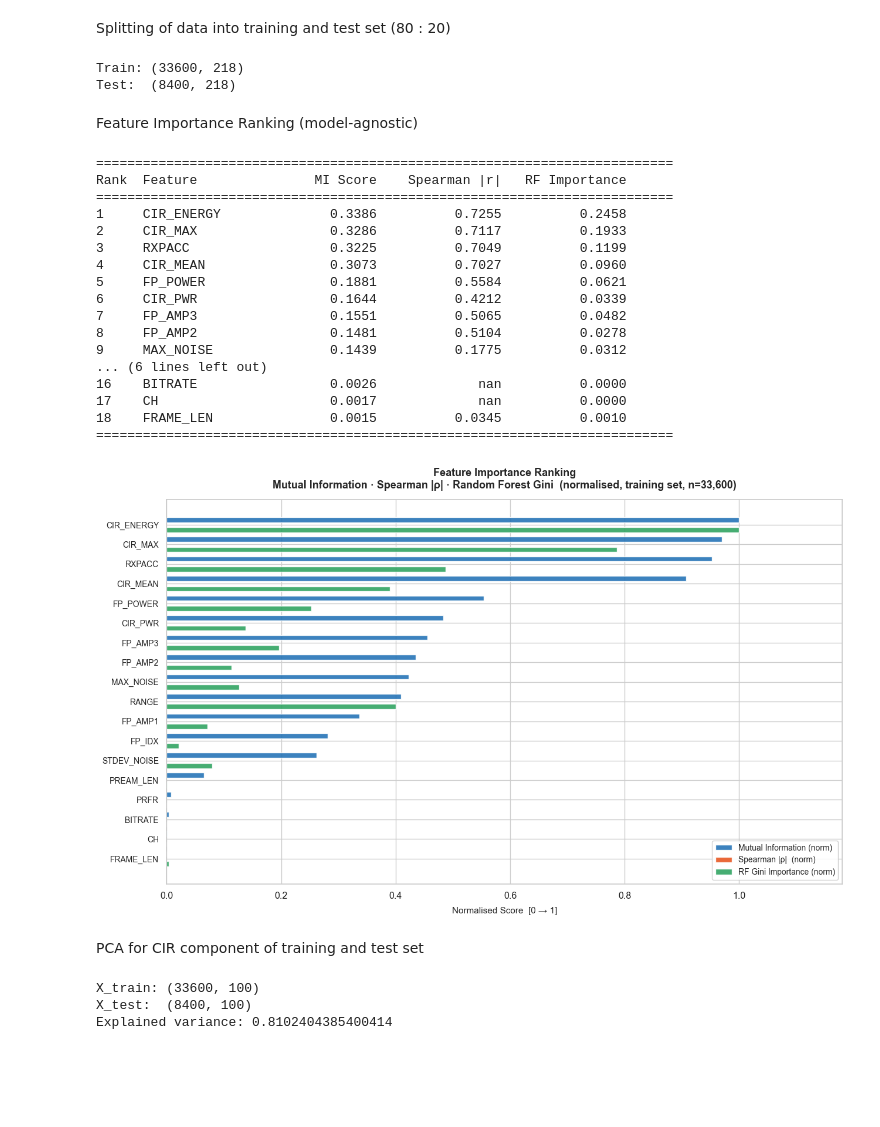
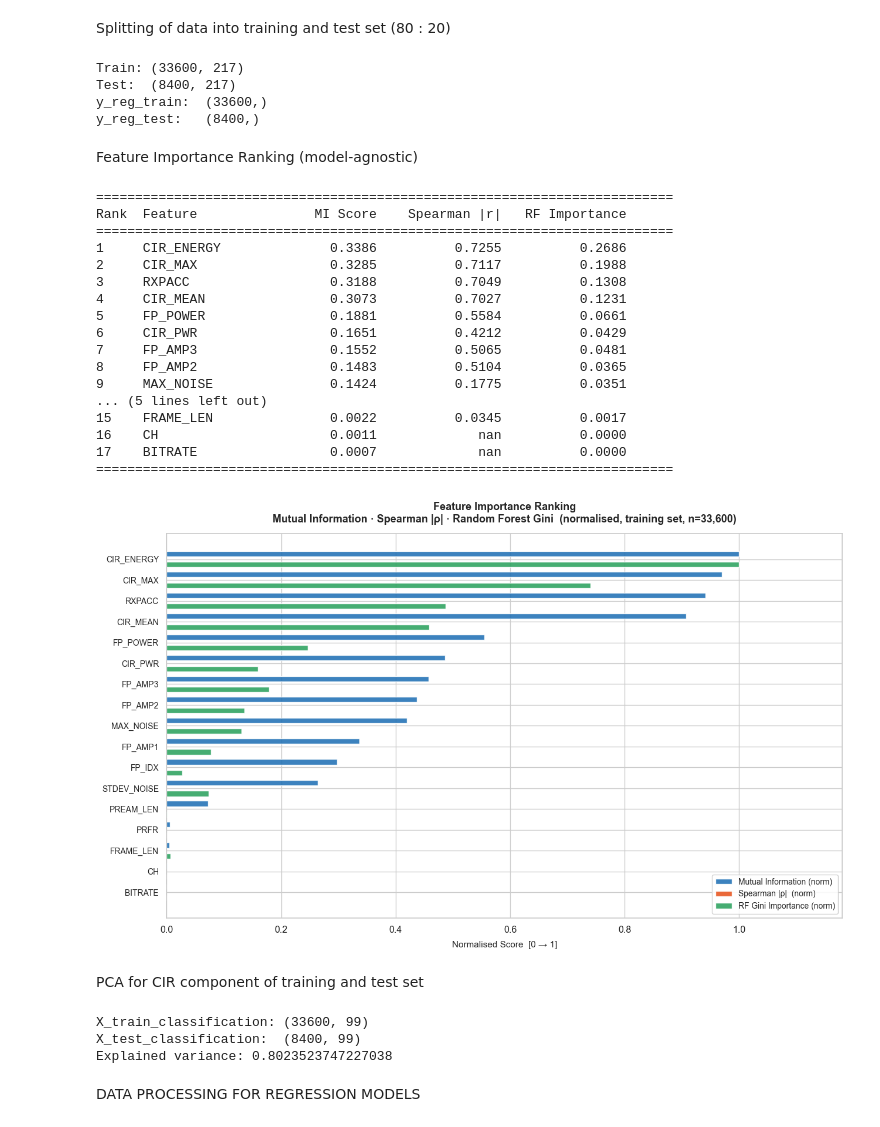
Before and after one commit to wymenlim/CSC3105, a Jupyter notebook: code/preprocessing.ipynb, the cells around one changed output. Saved outputs shown, nothing was run; the diff lists cells and outputs as text; code cells hidden in the pictures; blank space fills up the shorter version.

Commit message:
created test and tainign sets for regression model. removed range from classificationo mdels

```diff
--- a/code/preprocessing.ipynb
+++ b/code/preprocessing.ipynb
@@ -107,28 +107,34 @@ df
 # %% [markdown]
 Splitting of data into training and test set (80 : 20)
 # %%
-y = df["NLOS"].astype(int).to_numpy()
+y_classification = df["NLOS"].astype(int).to_numpy()
+y_regression = df["RANGE"].to_numpy()
 
 non_cir_features = [
-    "RANGE","FP_IDX","FP_AMP1","FP_AMP2","FP_AMP3",
+    "FP_IDX","FP_AMP1","FP_AMP2","FP_AMP3",
     "STDEV_NOISE","CIR_PWR","MAX_NOISE","RXPACC","CH",
     "FRAME_LEN","PREAM_LEN","BITRATE","PRFR",
     "FP_POWER","CIR_MEAN","CIR_MAX","CIR_ENERGY"
 ]
 
-X_non_cir = df[non_cir_features].to_numpy()   # (42000, 18)
+X_non_cir = df[non_cir_features].to_numpy()   # (42000, 17)
 X_cir     = df[cir_cols].to_numpy()            # (42000, 200)
 X_raw     = np.hstack([X_non_cir, X_cir])      # (42000, 218)
 
-X_train_raw, X_test_raw, y_train, y_test = train_test_split(
-    X_raw, y, test_size=0.2, random_state=42, stratify=y
-)
+X_train_raw, X_test_raw, y_train, y_test, y_reg_train, y_reg_test = train_test_split(
+      X_raw, y_classification, y_regression,
+      test_size=0.2, random_state=42, stratify=y_classification
+  )
 
-print(f"Train: {X_train_raw.shape}")   # (33600, 218)
-print(f"Test:  {X_test_raw.shape}")    # (8400, 218)
+print(f"Train: {X_train_raw.shape}")   # (33600, 217)
+print(f"Test:  {X_test_raw.shape}")    # (8400, 217)
+print(f"y_reg_train:  {y_reg_train.shape}")    # (33600,)
+print(f"y_reg_test:   {y_reg_test.shape}")     # (8400,)
 # %% [output]
-Train: (33600, 218)
-Test:  (8400, 218)
+Train: (33600, 217)
+Test:  (8400, 217)
+y_reg_train:  (33600,)
+y_reg_test:   (8400,)
 # %% [markdown]
 Feature Importance Ranking (model-agnostic)
 # %%
@@ -140,7 +146,7 @@ import matplotlib.pyplot as plt
 import seaborn as sns
 
 # Training set only — never touch test data during preprocessing decisions
-X_fi = X_train_raw[:, :18]   # (33600, 18)
+X_fi = X_train_raw[:, :17]   # (33600, 18)
 y_fi = y_train                # (33600,)
 
 # ── 1. Mutual Information ──────────────────────────────────────────────────────
@@ -197,47 +203,47 @@ features_sorted = fi_df["Feature"].tolist()[::-1]
 mi_norm  = fi_df["MI (norm)"].tolist()[::-1]
 sp_norm  = fi_df["Spearman (norm)"].tolist()[::-1]
 rf_norm  = fi_df["RF (norm)"].tolist()[::-1]
 
 y_pos  = np.arange(len(fi_df))
 h      = 0.26  # bar height
 
 ax.barh(y_pos + h,  mi_norm, h, color="#2171B5", alpha=0.88, label="Mutual Information (norm)")
 ax.barh(y_pos,      sp_norm, h, color="#E8541E", alpha=0.88, label="Spearman |ρ|  (norm)")
 ax.barh(y_pos - h,  rf_norm, h, color="#2CA25F", alpha=0.88, label="RF Gini Importance (norm)")
 
 ax.set_yticks(y_pos)
 ax.set_yticklabels(features_sorted, fontsize=10)
 ax.set_xlabel("Normalised Score  [0 → 1]", fontsize=11, labelpad=8)
 ax.set_xlim(0, 1.18)
 ax.set_title(
     "Feature Importance Ranking\n"
     "Mutual Information · Spearman |ρ| · Random Forest Gini  "
     f"(normalised, training set, n={len(X_fi):,})",
     fontsize=13, fontweight="bold", pad=14,
 )
 ax.legend(loc="lower right", framealpha=0.88, fontsize=10)
 
 plt.tight_layout()
 plt.show()
 # %% [output]
 ==========================================================================
 Rank  Feature               MI Score    Spearman |r|   RF Importance
 ==========================================================================
-1     CIR_ENERGY              0.3386          0.7255          0.2458
-2     CIR_MAX                 0.3286          0.7117          0.1933
-3     RXPACC                  0.3225          0.7049          0.1199
-4     CIR_MEAN                0.3073          0.7027          0.0960
-5     FP_POWER                0.1881          0.5584          0.0621
-6     CIR_PWR                 0.1644          0.4212          0.0339
-7     FP_AMP3                 0.1551          0.5065          0.0482
-8     FP_AMP2                 0.1481          0.5104          0.0278
-9     MAX_NOISE               0.1439          0.1775          0.0312
-... (6 lines left out)
-16    BITRATE                 0.0026             nan          0.0000
-17    CH                      0.0017             nan          0.0000
-18    FRAME_LEN               0.0015          0.0345          0.0010
+1     CIR_ENERGY              0.3386          0.7255          0.2686
+2     CIR_MAX                 0.3285          0.7117          0.1988
+3     RXPACC                  0.3188          0.7049          0.1308
+4     CIR_MEAN                0.3073          0.7027          0.1231
+5     FP_POWER                0.1881          0.5584          0.0661
+6     CIR_PWR                 0.1651          0.4212          0.0429
+7     FP_AMP3                 0.1552          0.5065          0.0481
+8     FP_AMP2                 0.1483          0.5104          0.0365
+9     MAX_NOISE               0.1424          0.1775          0.0351
+... (5 lines left out)
+15    FRAME_LEN               0.0022          0.0345          0.0017
+16    CH                      0.0011             nan          0.0000
+17    BITRATE                 0.0007             nan          0.0000
 ==========================================================================
-[figure, old version]
+[figure, new version]
 # %% [markdown]
 PCA for CIR component of training and test set
 # %%
@@ -249,6 +255,10 @@ selected_features = [f for f in non_cir_features if f not in drop_features]
 
 X_non_cir = df[selected_features].to_numpy()
 X_raw     = np.hstack([X_non_cir, X_cir])
+
+X_train_raw, X_test_raw, y_train, y_test = train_test_split(
+    X_raw, y_classification, test_size=0.2, random_state=42, stratify=y_classification
+)
 
 n = len(selected_features)
 non_cir_idx = list(range(n))                          # auto-adjusts
@@ -262,13 +272,15 @@ preprocessor = ColumnTransformer([
     ]), cir_idx)
 ])
 
-X_train = preprocessor.fit_transform(X_train_raw)
-X_test  = preprocessor.transform(X_test_raw)
+X_train_classification = preprocessor.fit_transform(X_train_raw)
+X_test_classification  = preprocessor.transform(X_test_raw)
 
-print(f"X_train: {X_train.shape}")
-print(f"X_test:  {X_test.shape}")
+print(f"X_train_classification: {X_train_classification.shape}")
+print(f"X_test_classification:  {X_test_classification.shape}")
 print("Explained variance:", preprocessor.named_transformers_['cir']['pca'].explained_variance_ratio_.sum())
 # %% [output]
-X_train: (33600, 100)
-X_test:  (8400, 100)
-Explained variance: 0.8102404385400414
+X_train_classification: (33600, 99)
+X_test_classification:  (8400, 99)
+Explained variance: 0.8023523747227038
+# %% [markdown]
+DATA PROCESSING FOR REGRESSION MODELS
```
Also changed, not shown: parts of 1 cell of this notebook.
